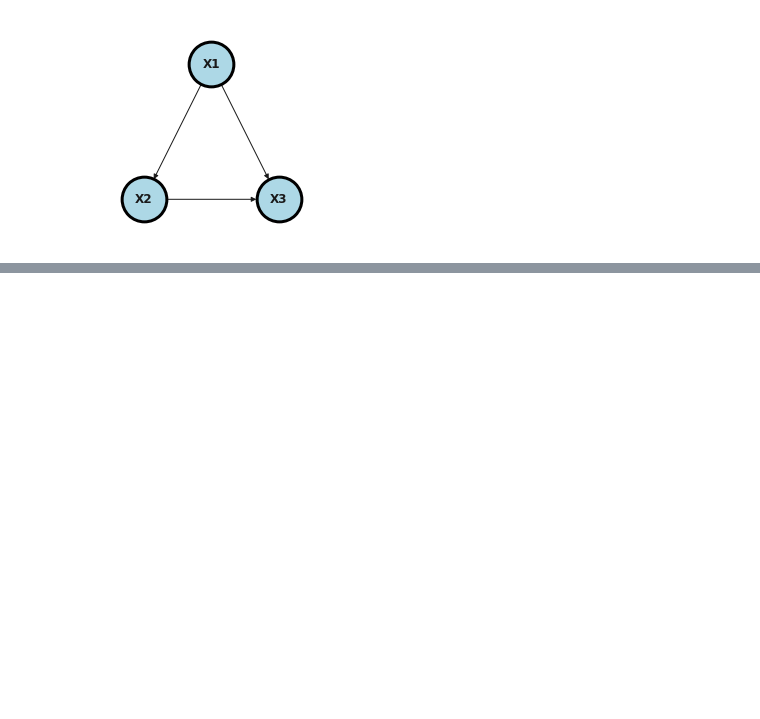
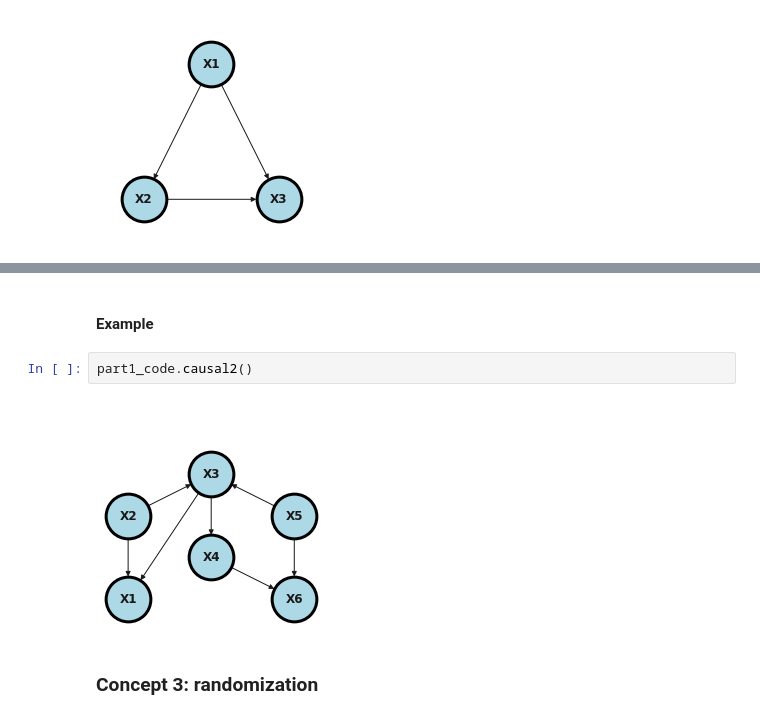
Before and after one commit to smart-stats/odsc_2023, a Jupyter notebook: part_1.ipynb, the cells around one changed output, grey strips where cells are left out. Saved outputs shown, nothing was run; the diff lists cells and outputs as text; blank space fills up the shorter version.

```diff
--- a/part_1.ipynb
+++ b/part_1.ipynb
@@ -123,0 +164,8 @@ part1_code.causal1()
+# %% [markdown]
+#### Example
+# %%
+part1_code.causal2()
+# %% [output]
+[figure, added]
+# %% [markdown]
+### Concept 3: randomization
```
Also changed, not shown: parts of 21 cells of this notebook, 5 other files.
